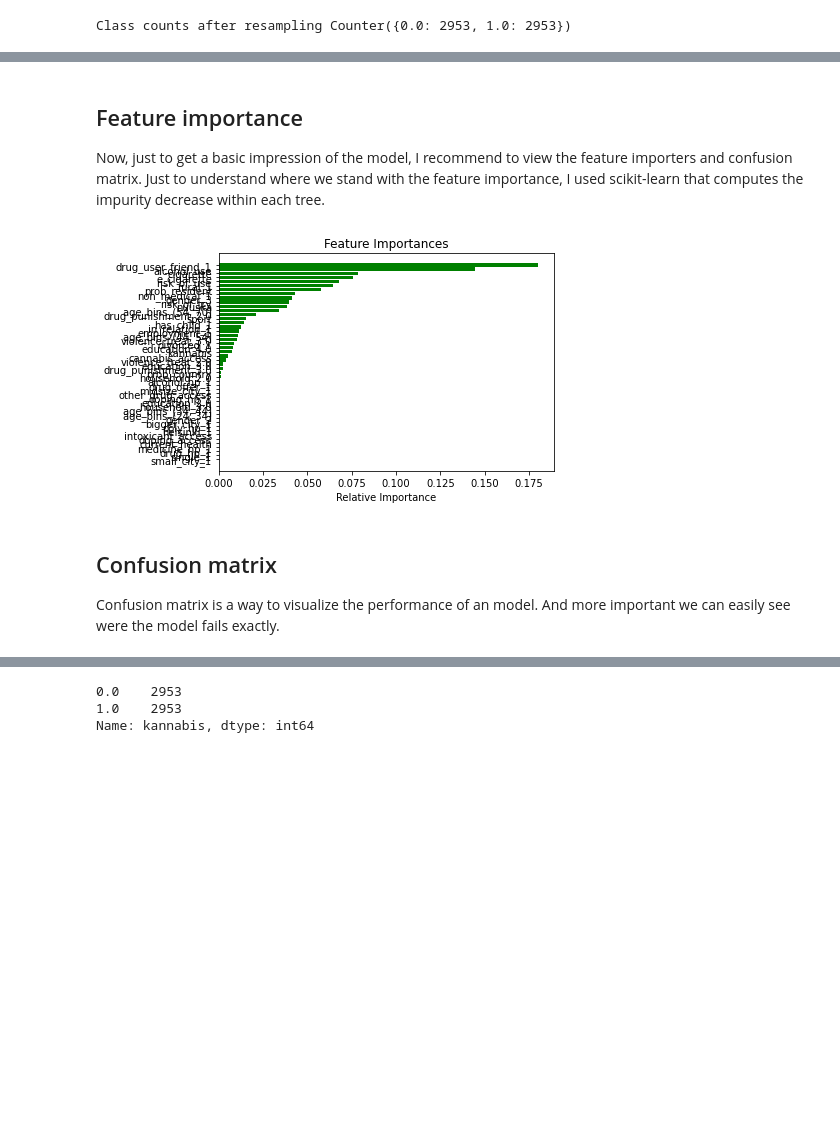
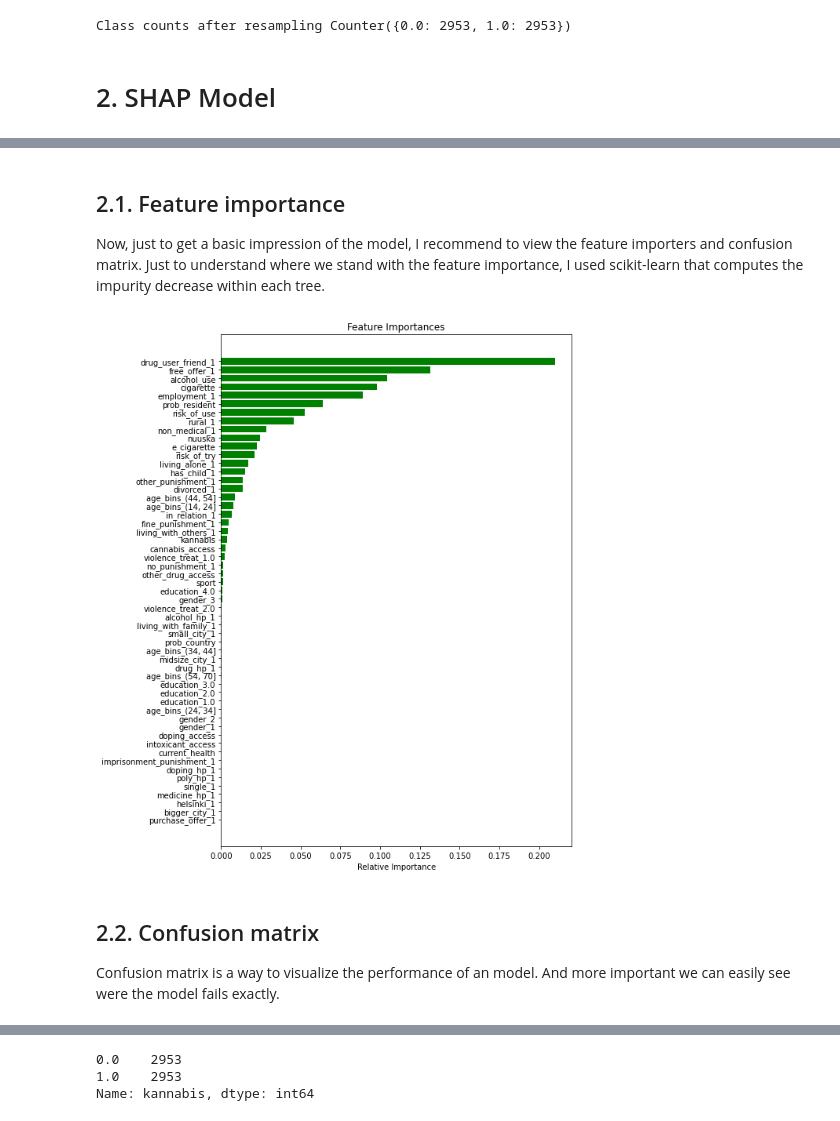
Before and after one commit to ali-unlu/predicting-drug-use, a Jupyter notebook: Feature Selection with SHAP.ipynb, the cells around one changed output, grey strips where cells are left out. Saved outputs shown, nothing was run; the diff lists cells and outputs as text; code cells hidden in the pictures; blank space fills up the shorter version.

```diff
--- a/Feature Selection with SHAP.ipynb
+++ b/Feature Selection with SHAP.ipynb
@@ -68,6 +70,8 @@ X_train, X_test, y_train, y_test = train_test_split(X_oversamp,
 print(f"Class counts after resampling {Counter( Y_over_samp)}")
 # %% [output]
 Class counts after resampling Counter({0.0: 2953, 1.0: 2953})
+# %% [markdown]
+# 2. SHAP Model
 # %%
 cls = RandomForestClassifier(max_depth=2, random_state=0)
 cls.fit(X_train, y_train)
@@ -76,22 +80,23 @@ shap.initjs()
 # %% [output]
 [interactive output not drawn]
 # %% [markdown]
-## Feature importance
+## 2.1. Feature importance
 
 Now, just to get a basic impression of the model, I recommend to view the feature importers and confusion matrix. Just to understand where we stand with the feature importance, I used scikit-learn that computes the impurity decrease within each tree.
 # %%
 importances = cls.feature_importances_
 indices = np.argsort(importances)
 features = data.columns
+plt.figure(figsize=(8,12))
 plt.title('Feature Importances')
 plt.barh(range(len(indices)), importances[indices], color='g', align='center')
 plt.yticks(range(len(indices)), [features[i] for i in indices])
 plt.xlabel('Relative Importance')
 plt.show()
 # %% [output]
-[figure, old version]
+[figure, new version]
 # %% [markdown]
-## Confusion matrix
+## 2.2. Confusion matrix
 
 Confusion matrix is a way to visualize the performance of an model. And more important we can easily see were the model fails exactly.
 # %%
```
Also changed, not shown: parts of 26 cells of this notebook, 1 other file.
